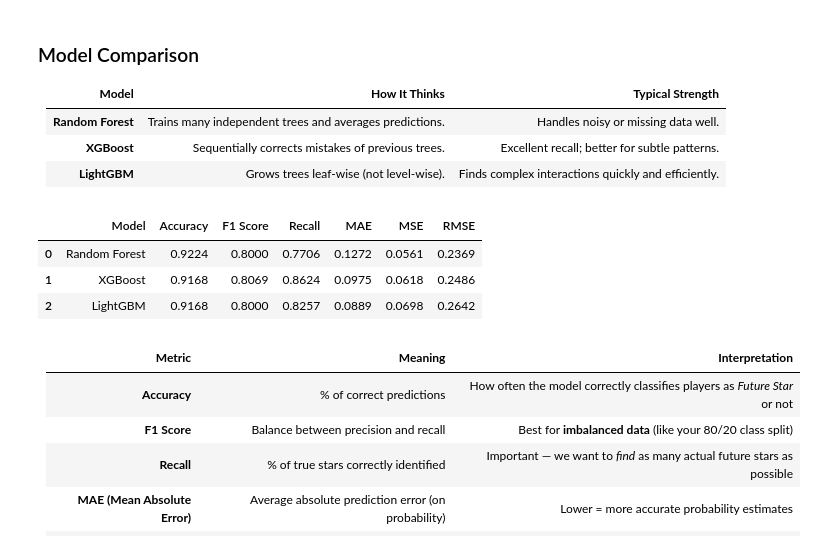
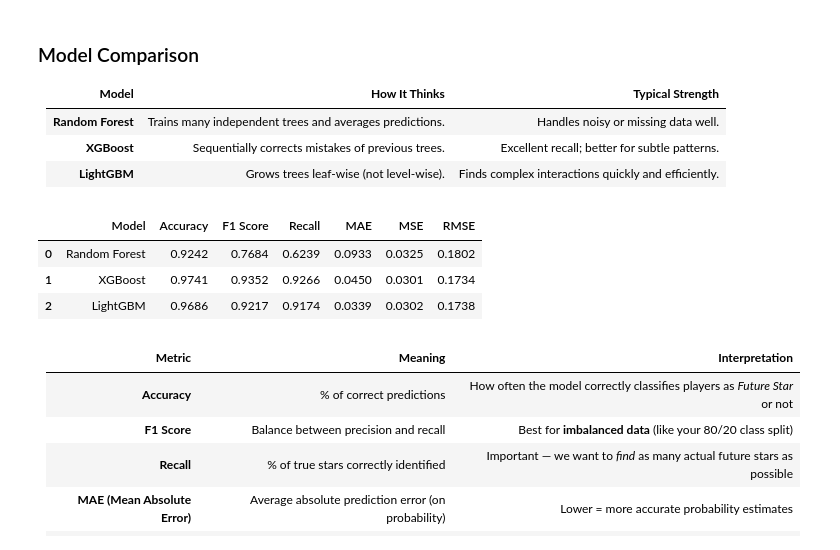
Before and after one commit to rahafw/future_stars, a Jupyter notebook: notebooks/future_stars_final.ipynb, the cells around one changed output. Saved outputs shown, nothing was run; the diff lists cells and outputs as text; code cells hidden in the pictures.

```diff
--- a/notebooks/future_stars_final.ipynb
+++ b/notebooks/future_stars_final.ipynb
@@ -614,15 +634,0 @@ y_pred = rf.predict(X_test_scaled)
-# %%
-# Evaluation
-acc = accuracy_score(y_test, y_pred)
-f1 = f1_score(y_test, y_pred)
-
-print("Random Forest Baseline Model: Future Star Classification")
-print(f"Accuracy: {acc:.4f}")
-print(f"F1 Score: {f1:.4f}")
-print("\nClassification Report:")
-print(classification_report(y_test, y_pred))
-
-# Optional: Top features
-importances = pd.Series(rf.feature_importances_, index=X.columns).sort_values(ascending=False)
-print("Top 10 Important Features:")
-print(importances.head(10))
@@ -783,65 +754,65 @@ weighted avg       0.92      0.92      0.92       541
 
 </font>
 # %%
-# This section compares baseline models using both classification
-# metrics (Accuracy, F1, Recall) and probability-based regression
-# metrics (MAE, MSE, RMSE). Each model is evaluated consistently
-# using the same test data.
+def evaluate_model_with_metrics(name, model, X_train, y_train, X_test, y_test, threshold=0.8):
+    """
+    Evaluate classification metrics (Accuracy, F1, Recall)
+    and probability-based regression metrics (MAE, MSE, RMSE).
+    """
+    # Build pipeline with preprocessing
+    pipeline = Pipeline([
+        ("preprocess", preprocessor),
+        ("model", model)
+    ])
+    pipeline.fit(X_train, y_train)
 
-def evaluate_model(name, model, X_test, y_test):
-    """
-    Evaluate classification and probability-based regression metrics correctly.
-    """
-    # Predict discrete labels for classification
-    y_pred = model.predict(X_test)
+    # Predict probabilities
+    if hasattr(pipeline, "predict_proba"):
+        y_pred_prob = pipeline.predict_proba(X_test)[:, 1]
+    else:
+        # fallback if model doesn’t support predict_proba
+        y_pred_prob = pipeline.predict(X_test).astype(float)
 
-    # Predict probabilities for regression-style error metrics
-    if hasattr(model, "predict_proba"):
-        y_pred_prob = model.predict_proba(X_test)[:, 1]
-    else:
-        # Fallback (if model doesn’t have predict_proba)
-        y_pred_prob = y_pred.astype(float)
+    # Apply custom threshold for classification labels
+    y_pred = (y_pred_prob >= threshold).astype(int)
 
-    # Classification metrics (discrete 0/1 labels)
+    # Classification metrics
     acc = accuracy_score(y_test, y_pred)
     f1 = f1_score(y_test, y_pred)
     recall = recall_score(y_test, y_pred)
 
-    # Regression metrics (continuous probabilities)
+    # Probability-based regression metrics
     mae = mean_absolute_error(y_test, y_pred_prob)
     mse = mean_squared_error(y_test, y_pred_prob)
     rmse = np.sqrt(mse)
 
-    # Return results
     return {
         "Model": name,
         "Accuracy": round(acc, 4),
         "F1 Score": round(f1, 4),
         "Recall": round(recall, 4),
         "MAE": round(mae, 4),
         "MSE": round(mse, 4),
         "RMSE": round(rmse, 4)
     }
 
-
-# Evaluate All Models
-
+# Run evaluation for all three models
 results = [
-    evaluate_model("Random Forest", rf, X_test_scaled, y_test),
-    evaluate_model("XGBoost", pipeline_xgb, X_test, y_test),
-    evaluate_model("LightGBM", pipeline_lgb, X_test, y_test)
+    evaluate_model_with_metrics("Random Forest", rf, X_train, y_train, X_test, y_test),
+    evaluate_model_with_metrics("XGBoost", xgb_clf, X_train, y_train, X_test, y_test),
+    evaluate_model_with_metrics("LightGBM", lgbm_clf, X_train, y_train, X_test, y_test)
 ]
 
-# Combine results
+# Create DataFrame
 results_df = pd.DataFrame(results)
 
-# Display Results
+# Display table
 display(results_df)
 # %% [output]
 |  | Model | Accuracy | F1 Score | Recall | MAE | MSE | RMSE |
-| 0 | Random Forest | 0.9224 | 0.8000 | 0.7706 | 0.1272 | 0.0561 | 0.2369 |
-| 1 | XGBoost | 0.9168 | 0.8069 | 0.8624 | 0.0975 | 0.0618 | 0.2486 |
-| 2 | LightGBM | 0.9168 | 0.8000 | 0.8257 | 0.0889 | 0.0698 | 0.2642 |
+| 0 | Random Forest | 0.9242 | 0.7684 | 0.6239 | 0.0933 | 0.0325 | 0.1802 |
+| 1 | XGBoost | 0.9741 | 0.9352 | 0.9266 | 0.0450 | 0.0301 | 0.1734 |
+| 2 | LightGBM | 0.9686 | 0.9217 | 0.9174 | 0.0339 | 0.0302 | 0.1738 |
 # %% [markdown]
 <font size="3">
 
```
Also changed, not shown: parts of 13 cells of this notebook.
